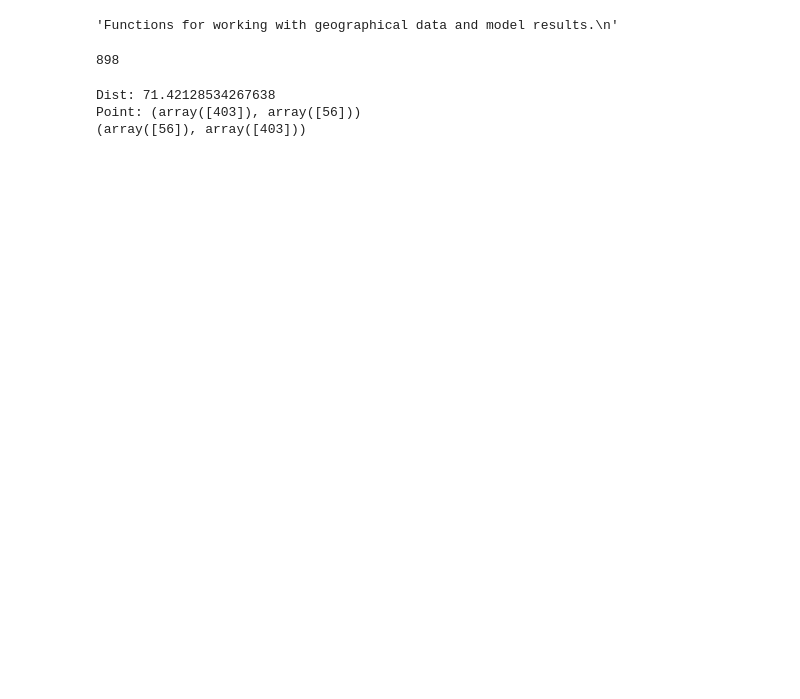
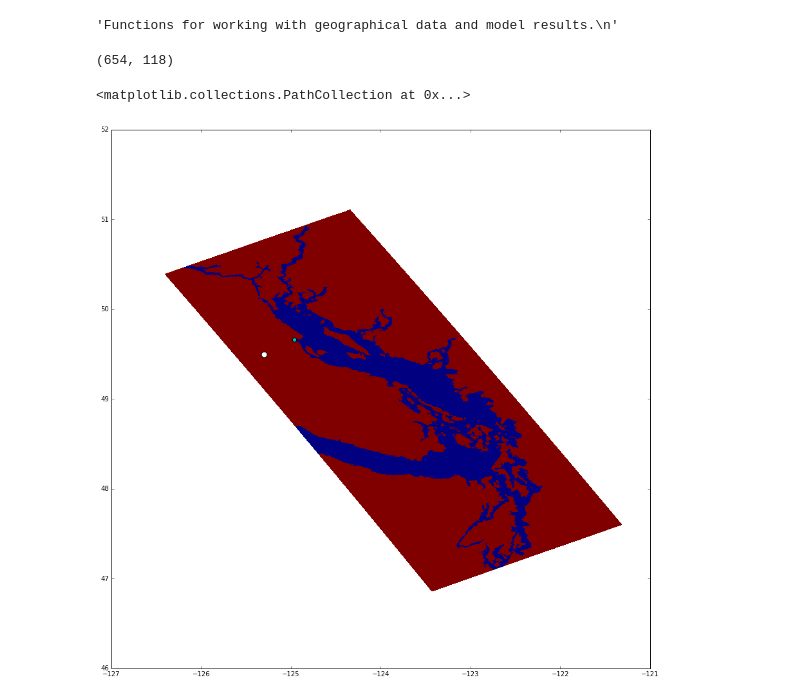
Before and after one commit to SalishSeaCast/analysis-james, a Jupyter notebook: notebooks/find_closest_model_point.ipynb, the cells around one changed output. Saved outputs shown, nothing was run; the diff lists cells and outputs as text; code cells hidden in the pictures; blank space fills up the shorter version.

```diff
--- a/notebooks/find_closest_model_point.ipynb
+++ b/notebooks/find_closest_model_point.ipynb
@@ -247,18 +298,26 @@ def find_closest_model_point(lon, lat, X, Y, bathy, lon_tol=0.0052,
 # %%
 grid_B = nc.Dataset('/data/nsoontie/MEOPAR/NEMO-forcing/grid/bathy_meter_SalishSea2.nc')
 bathy, X, Y = tidetools.get_bathy_data(grid_B)
-# %%
-len(Y)
-# %% [output]
-898
-# %%
-#print(find_closest_model_point(-124, 48, model_lons = X, model_lats = Y, grid = 'Test', tols = {"Test":{'tol_lat':0.002658843994140625, 'tol_lon':0.0009403228759765625}}, land_mask = bathy.mask))
-lon, lat = -124.35, 48.85
-
-closest_point = find_closest_model_point(lon, lat, model_lons = X, model_lats = Y, grid = 'NEMO', land_mask = bathy.mask)
-print(closest_point)
-# %% [output]
-Dist: 71.42128534267638
-Point: (array([403]), array([56]))
-(array([56]), array([403]))
+# %%
+#### print(find_closest_model_point(-124, 48, model_lons = X, model_lats = Y, grid = 'Test', tols = {"Test":{'tol_lat':0.002658843994140625, 'tol_lon':0.0009403228759765625}}, land_mask = bathy.mask))
+lon, lat = -125.3, 49.5
+#closest_point = find_model_point(lon, lat, X,  Y, tol_lon = 0.0052, tol_lat = 0.00189)
+closest_point = find_closest_model_point(lon, lat, model_lons = X, model_lats = Y, grid = 'NEMO', land_mask = bathy.mask)
+print(closest_point)
+
+r1 = max(0, closest_point[0] - 100)
+r2 = min(897, closest_point[0] + 100)
+c1 = max(0, closest_point[1] - 100)
+c2 = min(397, closest_point[1] + 100)
+
+fig, ax = plt.subplots(1, 1,figsize=(15,15))
+#plt.pcolormesh(X[r1:r2,c1:c2],Y[r1:r2,c1:c2], (bathy.mask).astype('int')[r1:r2,c1:c2])
+plt.pcolormesh(X, Y, (bathy.mask).astype('int'))
+plt.scatter([lon], [lat], c = "w" , s =80)
+plt.scatter([X[closest_point]], [Y[closest_point]], c = "c" , s =40)
+#plt.scatter([X[109,143]], [Y[109,143]], c = "c" , s =40)
+# %% [output]
+(654, 118)
+<matplotlib.collections.PathCollection at 0x...>
+[figure, added]
 # %%
```
Also changed, not shown: parts of 8 cells of this notebook.
